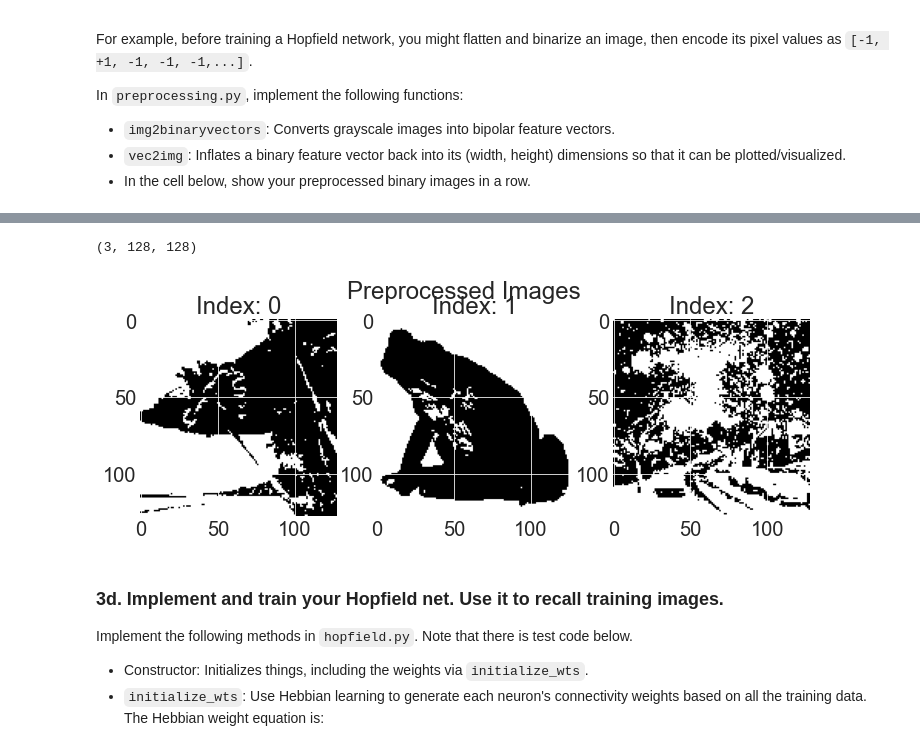
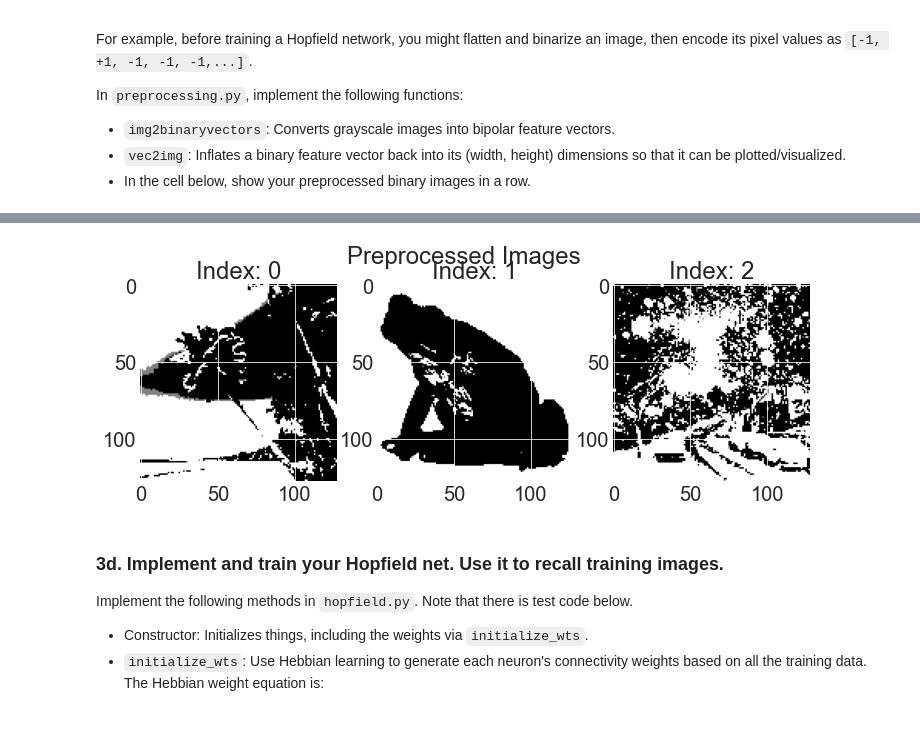
Before and after one commit to ejseal21/Computational-Neuroscience, a Jupyter notebook: Project2/hopfield.ipynb, the cells around one changed output, grey strips where cells are left out. Saved outputs shown, nothing was run; the diff lists cells and outputs as text; code cells hidden in the pictures.

```diff
--- a/Project2/hopfield.ipynb
+++ b/Project2/hopfield.ipynb
@@ -103,11 +106,10 @@ You should see:
 After preprocessing, image data shape: (3, 16384), dtype: int64, Unique values: [-1  1]
 # %%
 # Plot here
-imgs_pp = preprocessing.vec2img(imgs_pp,128, 128)
-row_plot(imgs_pp, 'Preprocessed Images', cmap='gray')
+imgs = preprocessing.vec2img(imgs_pp,128, 128)
+row_plot(imgs, 'Preprocessed Images', cmap='gray')
 # %% [output]
-(3, 128, 128)
-[figure, old version]
+[figure, new version]
 # %% [markdown]
 ### 3d. Implement and train your Hopfield net. Use it to recall training images.
 
```
Also changed, not shown: parts of 6 cells of this notebook, 2 other files.
